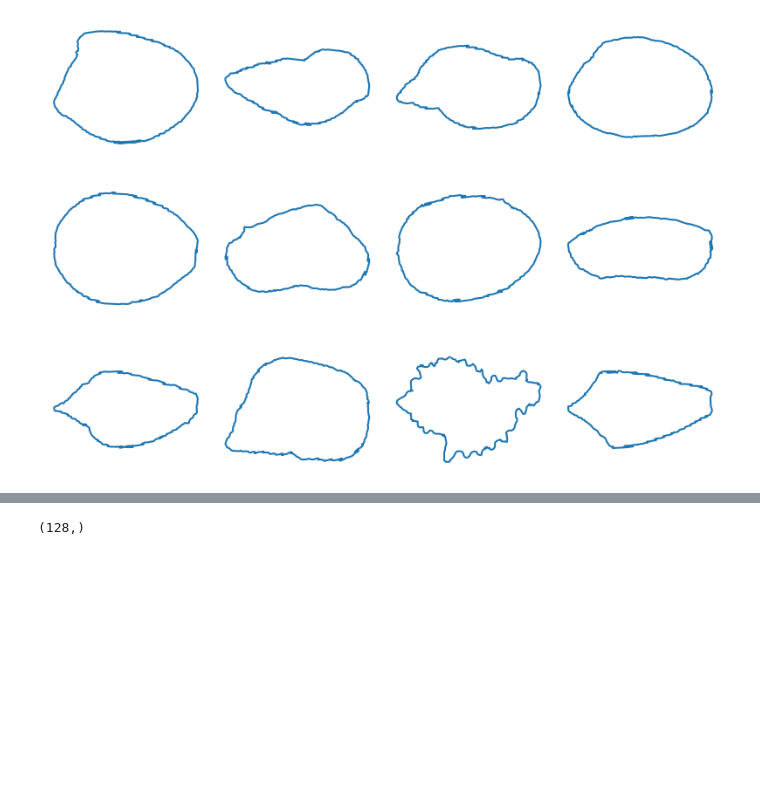
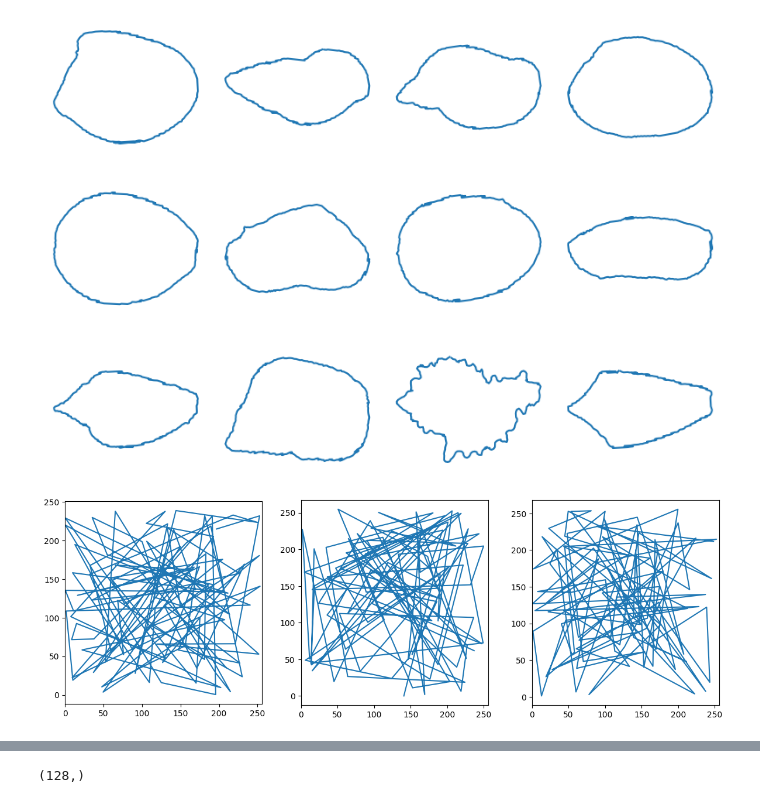
Before and after one commit to Hawzen/seashell-fingerprinting, a Jupyter notebook: tools/experimentation.ipynb, the cells around one changed output, grey strips where cells are left out. Cells and saved outputs as stored; diff of their text form; code cells hidden in the pictures; blank space fills up the shorter version.

```diff
--- a/tools/experimentation.ipynb
+++ b/tools/experimentation.ipynb
@@ -44,3 +44,17 @@ for ax, points in zip(axes.ravel(), contours):
 plt.tight_layout()
 # %% [output]
 [figure]
+# %%
+# Let's generate three random shells (random points)
+
+fig, axes = plt.subplots(1, 3, figsize=(12, 4))
+for ax in axes:
+    random_points = np.random.rand(100, 2) * 256
+    ax.plot(random_points[:, 0], random_points[:, 1])
+    ax.set_aspect("equal")
+    ax.set_xlim(0, 256)
+
+fig.tight_layout()
+plt.show()
+# %% [output]
+[figure, added]
```
Also changed, not shown: parts of 2 cells of this notebook, 45 other files.
